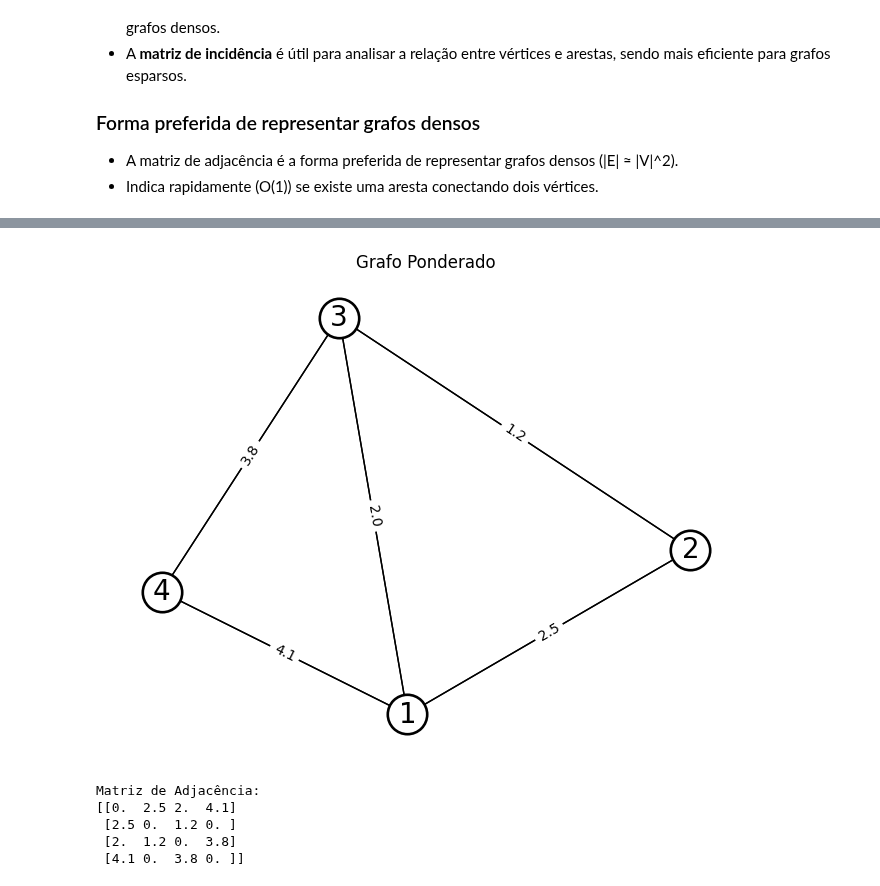
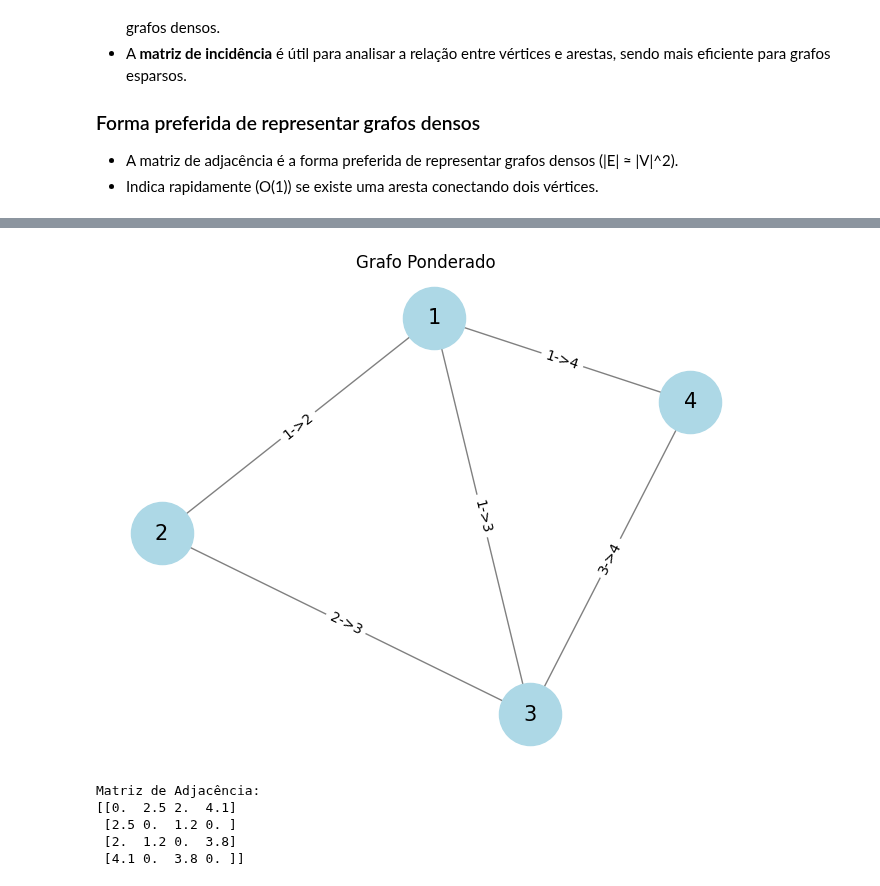
Before and after one commit to LeonardoVieiraGuimaraes/TeoriaGrafos, a Jupyter notebook: Aula03/RepresentacaoGrafoMatriz.ipynb, the cells around one changed output, grey strips where cells are left out. Cells and saved outputs as stored; diff of their text form; code cells hidden in the pictures.

Commit message:
Changes to be committed: 	modified:   Aula03/RepresentacaoGrafoMatriz.ipynb

```diff
--- a/Aula03/RepresentacaoGrafoMatriz.ipynb
+++ b/Aula03/RepresentacaoGrafoMatriz.ipynb
@@ -128,3 +128,24 @@ def draw_graph_with_labels_outside_peso(G, title):
     nx.draw_networkx_edge_labels(G, pos, edge_labels=edge_labels)
     plt.title(title)
     plt.show()
+
+# Função para desenhar o grafo com rótulos nas arestas e pesos
+def draw_graph_with_labels_outside_arestas(G, titulo):
+    pos = nx.spring_layout(G)
+    nx.draw(G, pos, with_labels=True, node_color='lightblue', edge_color='gray', node_size=2000, font_size=15, arrows=True)
+
+    edge_labels = {(u, v): f"{u}->{v}" for u, v, d in G.edges(data=True)}
+    nx.draw_networkx_edge_labels(G, pos, edge_labels=edge_labels)
+    plt.title(titulo)
+    plt.show()
+
+
+# Função para desenhar o grafo com rótulos nas arestas e pesos
+def draw_graph_with_labels_outside_arestas_pesos(G, titulo):
+    pos = nx.spring_layout(G)
+    nx.draw(G, pos, with_labels=True, node_color='lightblue', edge_color='gray', node_size=2000, font_size=15, arrows=True)
+    # Incluindo os pesos das arestas no rótulo
+    edge_labels = {(u, v): f"{u}->{v} ({d['weight']})" for u, v, d in G.edges(data=True)}
+    nx.draw_networkx_edge_labels(G, pos, edge_labels=edge_labels)
+    plt.title(titulo)
+    plt.show()
@@ -169,18 +171,19 @@ Matriz de Adjacência:
 # %%
 
 # Definindo o grafo ponderado
 G = nx.Graph()
 G.add_weighted_edges_from([(1, 2, 2.5), (2, 3, 1.2), (3, 4, 3.8), (4, 1, 4.1), (1, 3, 2.0)])
 
 # Plotando o grafo ponderado usando a função personalizada
-draw_graph_with_labels_outside_peso(G, "Grafo Ponderado")
+draw_graph_with_labels_outside_arestas(G, "Grafo Ponderado")
+
 
 # Obtendo a matriz de adjacência
 adj_matrix = nx.adjacency_matrix(G).todense()
 print("Matriz de Adjacência:")
 print(adj_matrix)
 # %% [output]
-[figure, old version]
+[figure, new version]
 Matriz de Adjacência:
 [[0.  2.5 2.  4.1]
  [2.5 0.  1.2 0. ]
```
Also changed, not shown: parts of 5 cells of this notebook.
